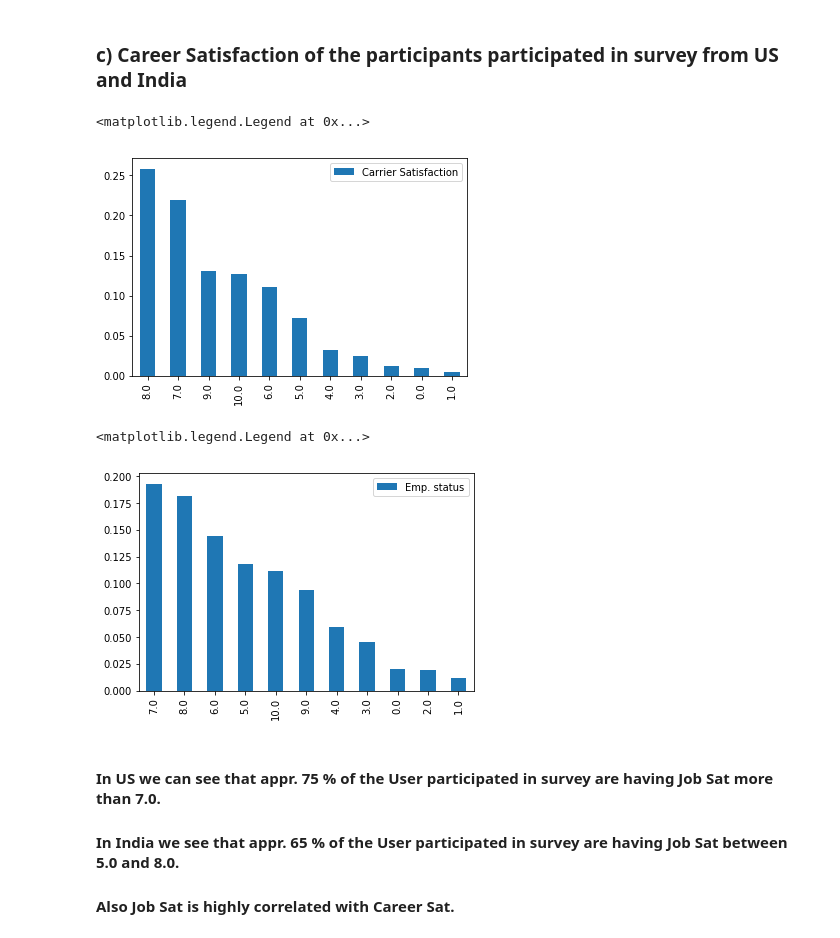
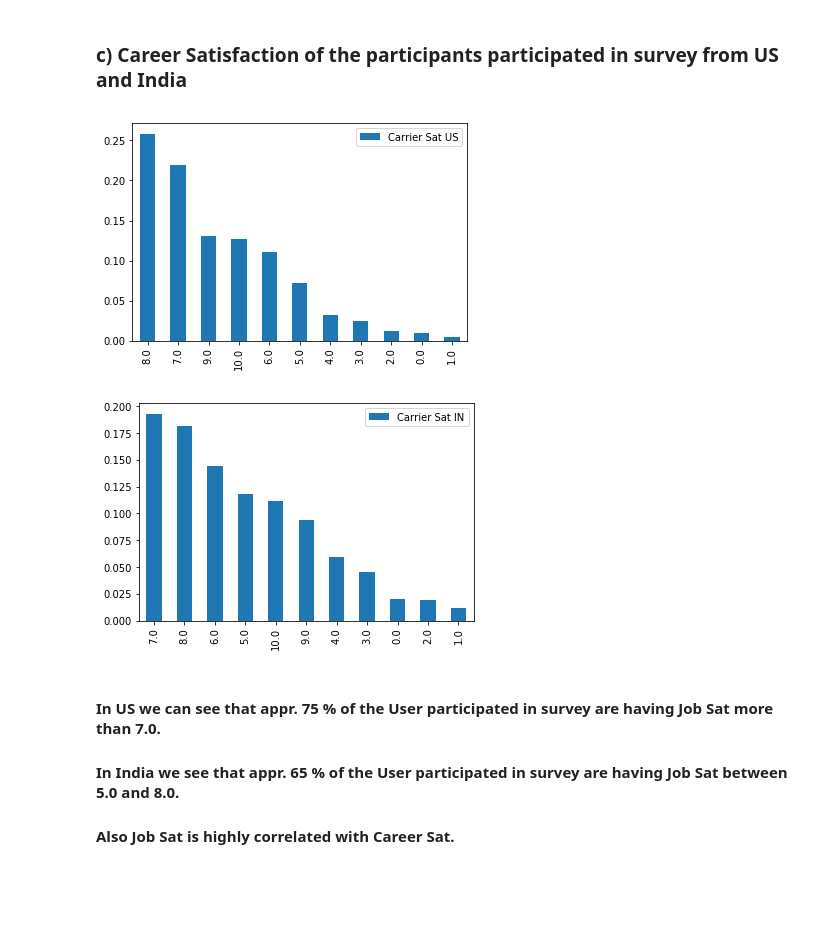
Before and after one commit to nakapoor/Stack-Overflow-Survey-2017, a Jupyter notebook: Stack Overflow Developer Survey.ipynb, the cells around one changed output. Drawn from its saved outputs; the diff is of its cells as text; code cells hidden in the pictures; blank space fills up the shorter version.

```diff
--- a/Stack Overflow Developer Survey.ipynb
+++ b/Stack Overflow Developer Survey.ipynb
@@ -102,19 +102,19 @@ plt.legend()
 # %%
 df.CareerSatisfaction.fillna(0.0)
 US_3 = df['CareerSatisfaction'].value_counts()
-(US_3/(US_3.sum())).plot(kind='bar',label='Carrier Satisfaction')
+(US_3/(US_3.sum())).plot(kind='bar',label='Carrier Sat US')
 plt.legend()
+plt.savefig('CareerSatisfaction US')
 # %% [output]
-<matplotlib.legend.Legend at 0x...>
-[figure, old version]
+[figure, new version]
 # %%
 df.CareerSatisfaction.fillna(0.0)
 IN_2 = df_IN['CareerSatisfaction'].value_counts()
-(IN_2/(IN_2.sum())).plot(kind='bar', label = 'Emp. status')
+(IN_2/(IN_2.sum())).plot(kind='bar', label = 'Carrier Sat IN')
 plt.legend()
+plt.savefig('CareerSatisfaction IN')
 # %% [output]
-<matplotlib.legend.Legend at 0x...>
-[figure, old version]
+[figure, new version]
 # %% [markdown]
 #### In US we can see that appr. 75 % of the User participated in survey are having Job Sat more than 7.0.
 
```
Also changed, not shown: parts of 4 cells of this notebook, 1 other file.
